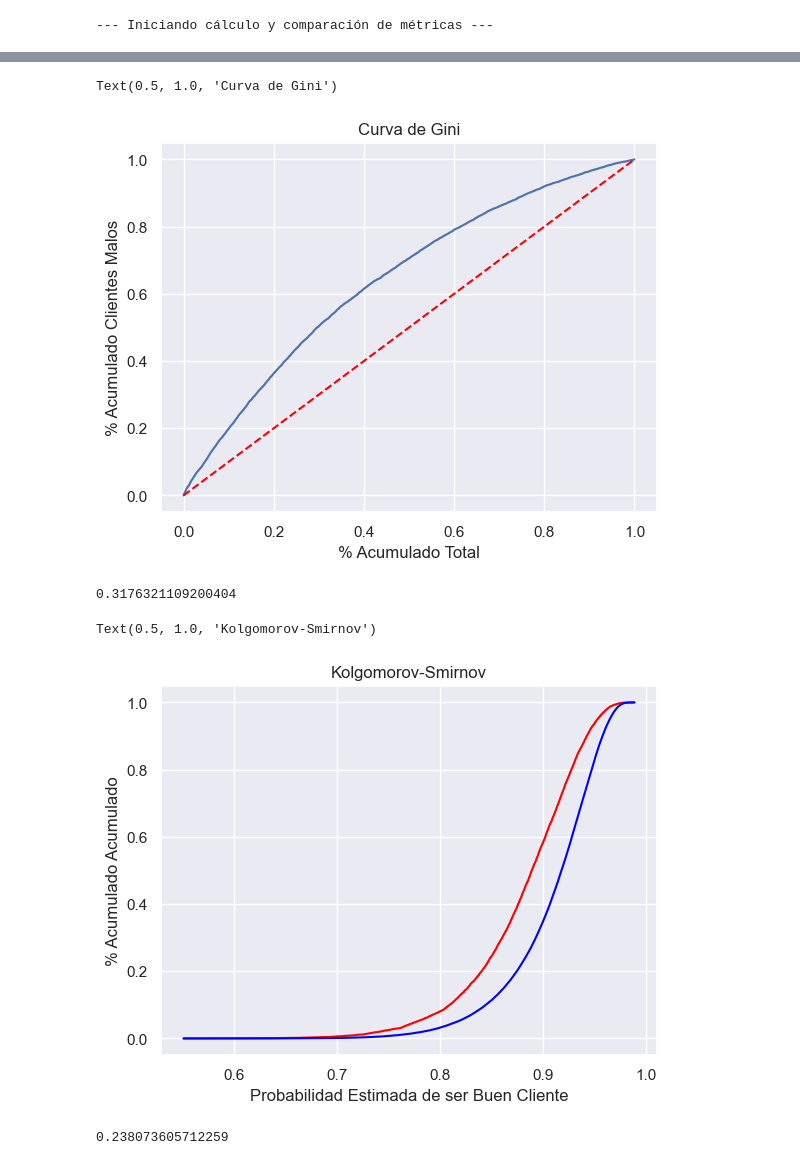
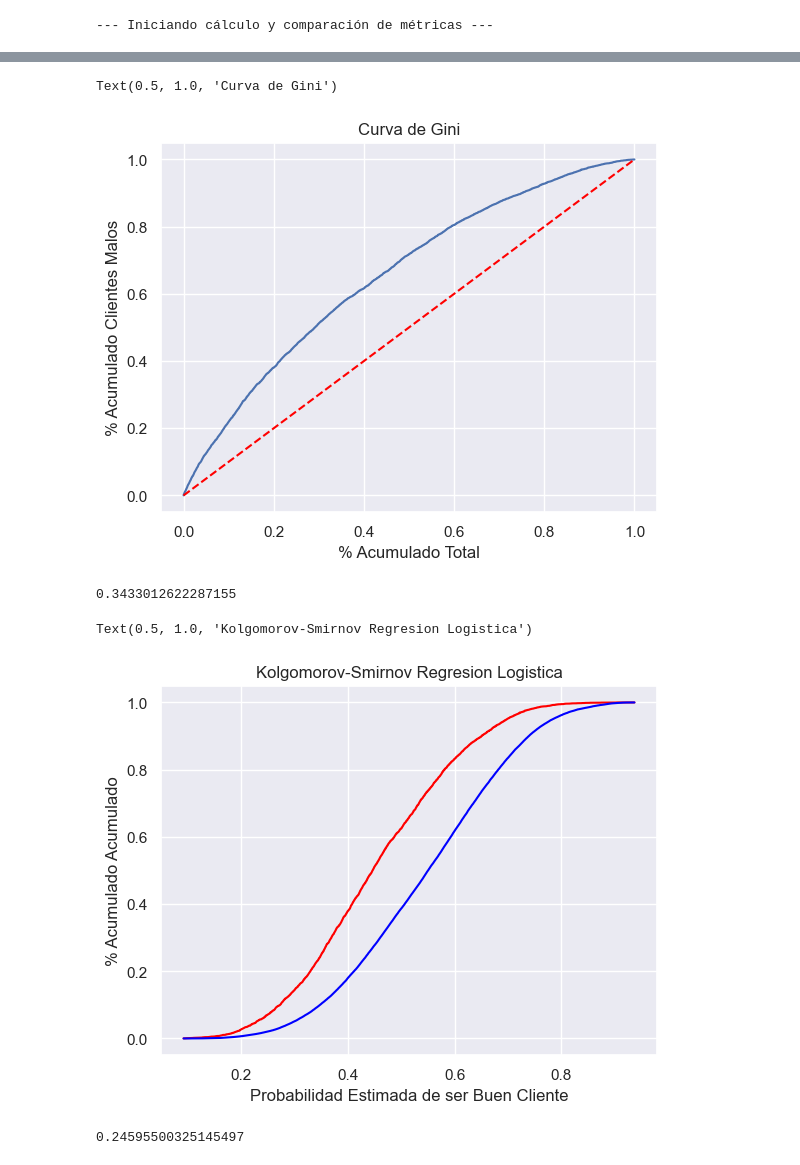
Before and after one commit to EAVERGARA24/CreditRisk_Model, a Jupyter notebook: 20250727_ModeloPD_last.ipynb, the cells around one changed output, grey strips where cells are left out. Saved outputs shown, nothing was run; the diff lists cells and outputs as text; code cells hidden in the pictures.

```diff
--- a/20250727_ModeloPD_last.ipynb
+++ b/20250727_ModeloPD_last.ipynb
@@ -238,7 +238,8 @@ from sklearn import metrics
 # %%
 # Creamos regresion una objeto de la clase LogisticRegression
 # %%
-regresion = LogisticRegression()
+#Primero se probo sin balancear, posterior con un C=1 y por ultimo con un C=10
+regresion = LogisticRegression(solver = 'newton-cg',C=10 ,class_weight='balanced')
 # %%
 # Como tenemos un montón de variables, queremos estar seguros que todos se van a imprimir
 # Definamos que no haya un número máximo de líneas en el display:
@@ -739,7 +729,7 @@ independiente_entreno.shape
 # %%
 # Definamos los objetos regresion2 y regresion2_p_values
 # %%
-regresion2 = regresion = LogisticRegression(solver = 'newton-cg')
+regresion2 = regresion = LogisticRegression(solver = 'newton-cg',class_weight='balanced')
 regresion2_p_values = RegresionLogistica_con_p_values()
 # %%
 # Hacemos el fit del modelo
@@ -1025,7 +1015,7 @@ df_prediccion.head()
 # %%
 # Definamos la predicción a partir de las probabilidades y un punto de corte
 # %%
-punto_de_corte = 0.80
+punto_de_corte = 0.5
 # %%
 df_prediccion['Prediccion'] = np.where(df_prediccion['Proba_Prediccion'] > punto_de_corte, 1, 0)
 # %%
@@ -1142,10 +1152,6 @@ falsos_positivos, verdaderos_positivos, puntos_de_corte = roc_curve(df_prediccio
 # %%
 # Ahora sí grafiquemos ROC
 # Importemos bibliotecas
-# %%
-import matplotlib.pyplot as plt
-import seaborn as sns
-sns.set()
 # %%
 plt.plot(falsos_positivos, verdaderos_positivos) # Definimos los datos del gráfico, falsos x, verdaderos y
 plt.plot(falsos_positivos, falsos_positivos, linestyle = '--', color = 'red') # Benchmark (Predictor 50/50)
@@ -1550,7 +1603,7 @@ plt.ylabel('% Acumulado Clientes Malos')
 plt.title('Curva de Gini')
 # %% [output]
 Text(0.5, 1.0, 'Curva de Gini')
-[figure, old version]
+[figure, new version]
 # %%
 # Seguramente han notado las similitudes entre el gráfico de GINI y el AUC
 # De hecho, el coeficiente de Gini puede ser expresado como
@@ -1559,7 +1612,7 @@ Text(0.5, 1.0, 'Curva de Gini')
 Coef_Gini = AUC*2-1
 Coef_Gini
 # %% [output]
-0.3176321109200404
+0.3433012622287155
 # %%
 # Un valor de Gini de 0 indicaría que los consumidores morosos se distribuyen equitativamente en
 # todo el rango de scoring; en otras palabras, que el puntaje crediticio no asignó puntajes
@@ -1581,12 +1632,12 @@ Coef_Gini
 # %%
 plt.plot(df_prediccion['Proba_Prediccion'], df_prediccion['% Acumulado Clientes Malos'], color = 'red')
 plt.plot(df_prediccion['Proba_Prediccion'], df_prediccion['% Acumulado Clientes Buenos'], color = 'blue')
 plt.xlabel('Probabilidad Estimada de ser Buen Cliente')
 plt.ylabel('% Acumulado Acumulado')
-plt.title('Kolgomorov-Smirnov')
+plt.title('Kolgomorov-Smirnov Regresion Logistica')
 # %% [output]
-Text(0.5, 1.0, 'Kolgomorov-Smirnov')
+Text(0.5, 1.0, 'Kolgomorov-Smirnov Regresion Logistica')
-[figure, old version]
+[figure, new version]
 # %%
 # El coeficiente K-S es la distancia (vertical) máxima entre la curva roja y la curva azul
 # La podemos calcular con los datos del df: el máximo de la diferencia entre el % acumulado de los malos
@@ -1596,7 +1647,7 @@ Coef_KS = max(df_prediccion['% Acumulado Clientes Malos']-df_prediccion['% Acumu
 # %%
 Coef_KS
 # %% [output]
-0.238073605712259
+0.24595500325145497
 # %%
 # No se acerca a 1 pero es significativamente mayor que cero.
 # Las dos distribuciones acumulativas están lo suficientemente distantes. Podemos afirmar que el
```
Also changed, not shown: parts of 77 cells of this notebook, 3 other files.
